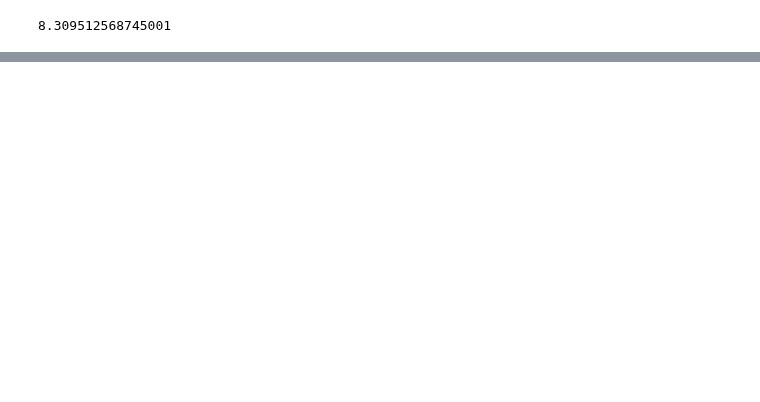
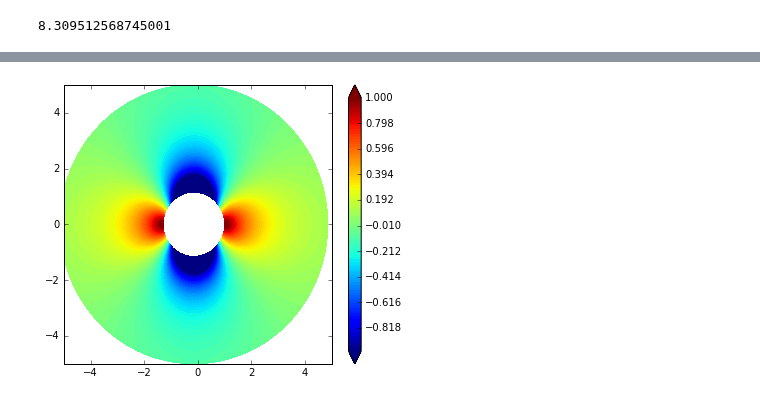
Before and after one commit to iamisrapel/MAE6226, a Jupyter notebook: 06_assignment.ipynb, the cells around one changed output, grey strips where cells are left out. Cells and saved outputs as stored; diff of their text form; code cells hidden in the pictures; blank space fills up the shorter version.

```diff
--- a/06_assignment.ipynb
+++ b/06_assignment.ipynb
@@ -201,0 +223,11 @@ numpy.shape(u)
+# %%
+cp_z =  1-((u**2 + v**2)/u_freestream**2)
+cp_xi = 1-((u_xi**2+v_xi**2)/u_freestream**2)
+# %%
+pyplot.figure(figsize=(6,5))
+pyplot.xlim(-5,5)
+pyplot.ylim(-5,5)
+contf = pyplot.contourf(X, Y, cp_z, levels=numpy.linspace(-1.0, 1.0, 100), extend='both')
+cbar = pyplot.colorbar(contf)
+# %% [output]
+[figure, added]
```
Also changed, not shown: parts of 9 cells of this notebook.
